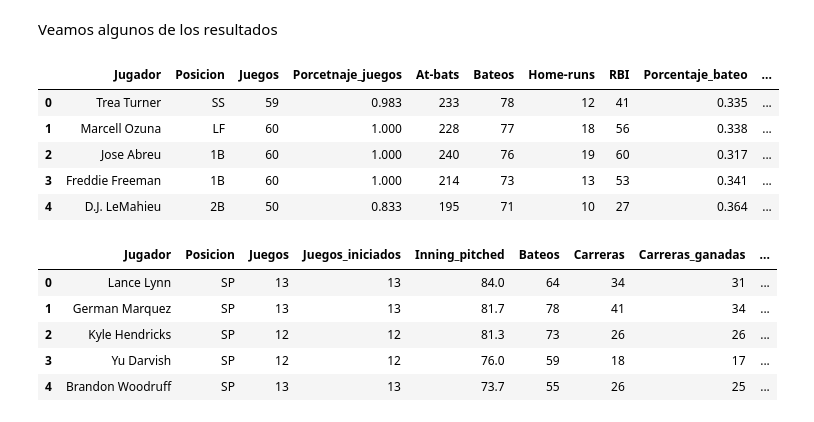
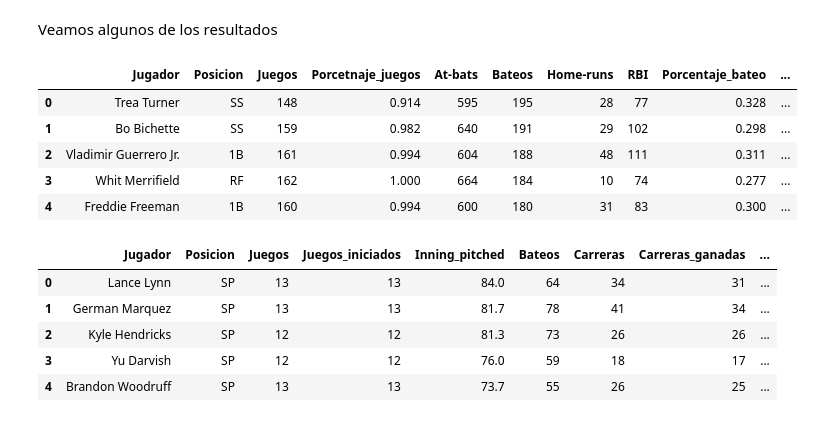
Before and after one commit to PhysTony/MLB_hardball_negotations, a Jupyter notebook: Players_dataframe.ipynb, the cells around one changed output. Drawn from its saved outputs; the diff is of its cells as text; code cells hidden in the pictures.

```diff
--- a/Players_dataframe.ipynb
+++ b/Players_dataframe.ipynb
@@ -140,25 +140,26 @@ hitting = 'Data/Statistics/Hitting/HItting_'
 pitching = 'Data/Statistics/Pitching/Pitching_'
 salary = 'Data/Salary/Salary_'
 csv = '.csv'
+period = 11
 # Originales:
-df_free_agents = [None]*10
-df_hitting = [None]*10
-df_pitching = [None]*10
-df_salary = [None]*10
+df_free_agents = [None]*period
+df_hitting = [None]*period
+df_pitching = [None]*period
+df_salary = [None]*period
 # Copias:
-df_free_agents_copy = [None]*10
-df_hitting_copy = [None]*10
-df_pitching_copy = [None]*10
-df_salary_copy = [None]*10
+df_free_agents_copy = [None]*period
+df_hitting_copy = [None]*period
+df_pitching_copy = [None]*period
+df_salary_copy = [None]*period
 # Producto final:
-df_pitchers = [None]*10
-df_hitters = [None]*10
-df_pitchers_free_agents = [None]*10
-df_hitters_free_agents = [None]*10
-df_pitchers_no_free_agents = [None]*10
-df_hitters_no_free_agents = [None]*10
+df_pitchers = [None]*period
+df_hitters = [None]*period
+df_pitchers_free_agents = [None]*period
+df_hitters_free_agents = [None]*period
+df_pitchers_no_free_agents = [None]*period
+df_hitters_no_free_agents = [None]*period
 # %%
-for i in range(0,10):
+for i in range(0,period):
     df_free_agents[i] = pd.read_csv(free_agents + str(2011 + i) + csv)
     df_hitting[i] = pd.read_csv(hitting + str(2011 + i) + csv)
     df_pitching[i] = pd.read_csv(pitching + str(2011 + i) + csv)
@@ -267,7 +268,7 @@ df_pitchers_no_free_agents[0]
 
 Crearemos un etiqueta para indicar si el pitcher o hitter es  un agente libre o no.
 # %%
-for i in range(0,10):
+for i in range(0,period):
     # Condiciones
     condicion_hitter = [df_hitters[i].Jugador.isin(df_hitters_free_agents[i].Jugador)]
     condicion_pitcher = [df_pitchers[i].Jugador.isin(df_pitchers_free_agents[i].Jugador)]
@@ -283,14 +284,14 @@ for i in range(0,10):
 # %% [markdown]
 Veamos algunos de los resultados
 # %%
-df_hitters[9].head()
+df_hitters[10].head()
 # %% [output]
 |  | Jugador | Posicion | Juegos | Porcetnaje_juegos | At-bats | Bateos | Home-runs | RBI | Porcentaje_bateo | ... |
-| 0 | Trea Turner | SS | 59 | 0.983 | 233 | 78 | 12 | 41 | 0.335 | ... |
-| 1 | Marcell Ozuna | LF | 60 | 1.000 | 228 | 77 | 18 | 56 | 0.338 | ... |
-| 2 | Jose Abreu | 1B | 60 | 1.000 | 240 | 76 | 19 | 60 | 0.317 | ... |
-| 3 | Freddie Freeman | 1B | 60 | 1.000 | 214 | 73 | 13 | 53 | 0.341 | ... |
-| 4 | D.J. LeMahieu | 2B | 50 | 0.833 | 195 | 71 | 10 | 27 | 0.364 | ... |
+| 0 | Trea Turner | SS | 148 | 0.914 | 595 | 195 | 28 | 77 | 0.328 | ... |
+| 1 | Bo Bichette | SS | 159 | 0.982 | 640 | 191 | 29 | 102 | 0.298 | ... |
+| 2 | Vladimir Guerrero Jr. | 1B | 161 | 0.994 | 604 | 188 | 48 | 111 | 0.311 | ... |
+| 3 | Whit Merrifield | RF | 162 | 1.000 | 664 | 184 | 10 | 74 | 0.277 | ... |
+| 4 | Freddie Freeman | 1B | 160 | 0.994 | 600 | 180 | 31 | 83 | 0.300 | ... |
 # %%
 df_pitchers[9].head()
 # %% [output]
```
Also changed, not shown: parts of 1 cell of this notebook, 16 other files.
